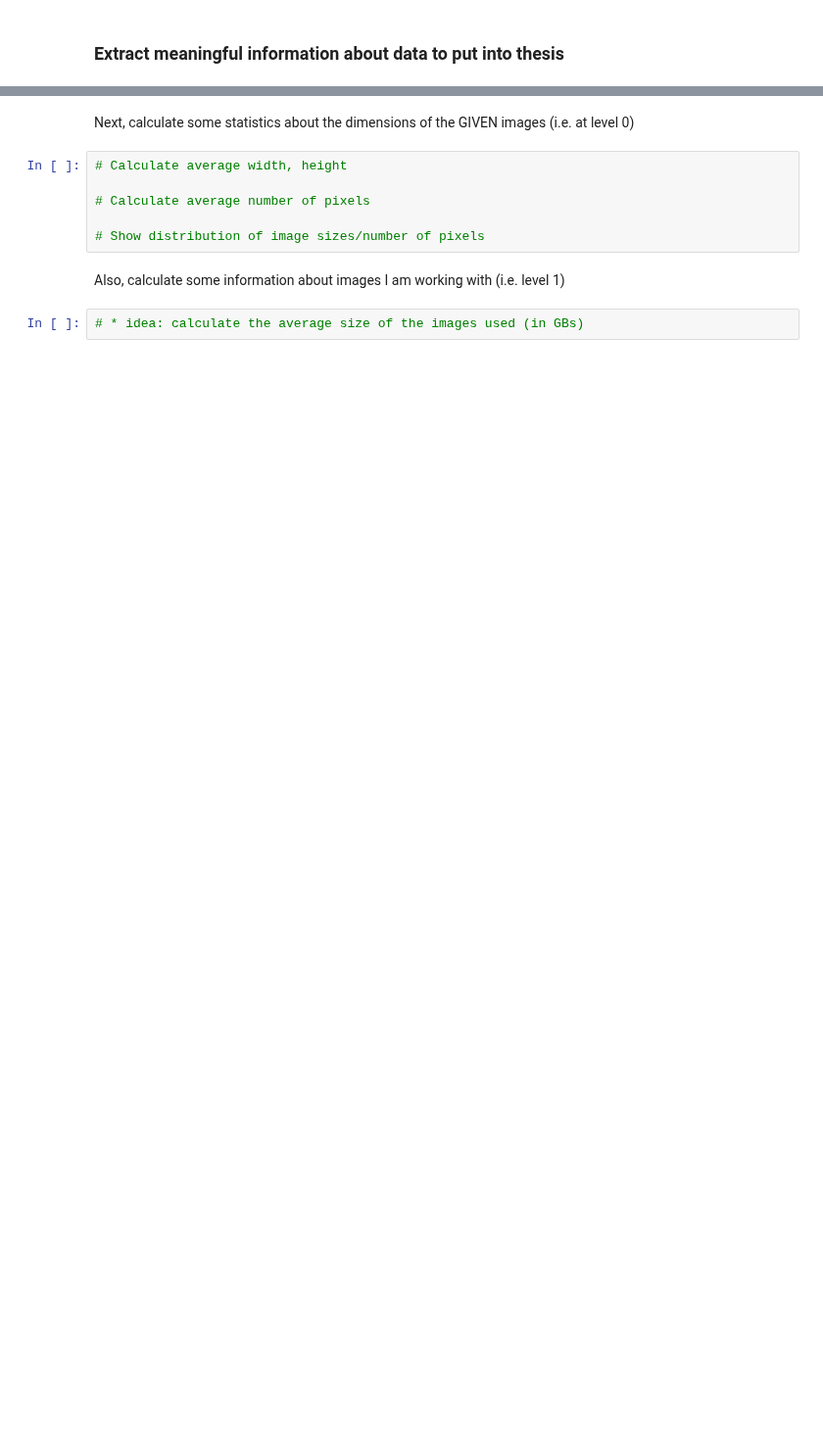
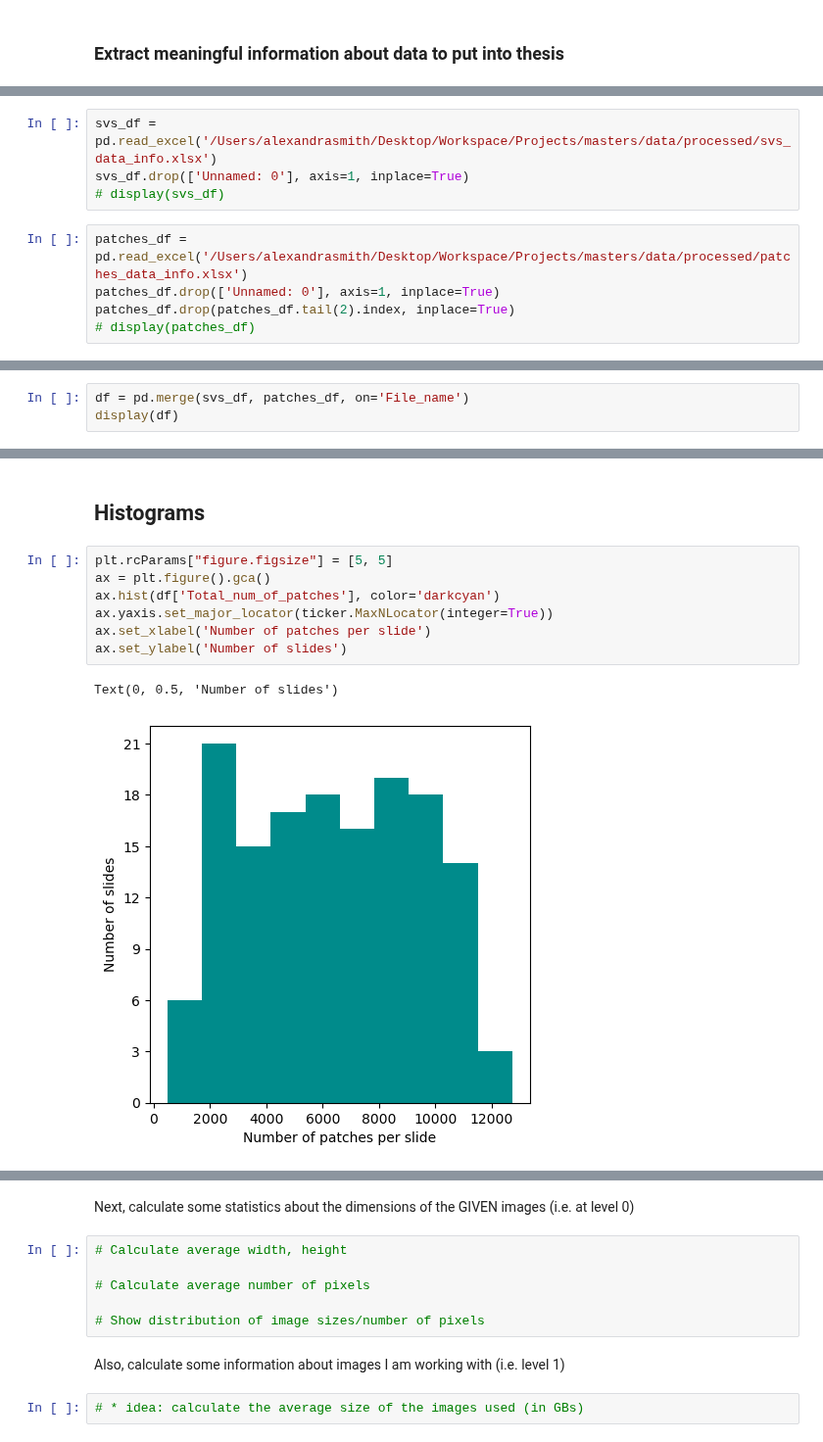
Before and after one commit to Alexandra-Smith/masters, a Jupyter notebook: notebooks/05-data-info.ipynb, the cells around one changed output, grey strips where cells are left out. Shown at 98% size. Drawn from its saved outputs; the diff is of its cells as text; blank space fills up the shorter version.

Commit message:
working on graph visuals

```diff
--- a/notebooks/05-data-info.ipynb
+++ b/notebooks/05-data-info.ipynb
@@ -30,0 +10,9 @@ df
+# %%
+svs_df = pd.read_excel('/Users/alexandrasmith/Desktop/Workspace/Projects/masters/data/processed/svs_data_info.xlsx')
+svs_df.drop(['Unnamed: 0'], axis=1, inplace=True)
+# display(svs_df)
+# %%
+patches_df = pd.read_excel('/Users/alexandrasmith/Desktop/Workspace/Projects/masters/data/processed/patches_data_info.xlsx')
+patches_df.drop(['Unnamed: 0'], axis=1, inplace=True)
+patches_df.drop(patches_df.tail(2).index, inplace=True)
+# display(patches_df)
@@ -30,0 +21,3 @@ df
+# %%
+df = pd.merge(svs_df, patches_df, on='File_name')
+display(df)
@@ -30,0 +47,12 @@ df
+# %% [markdown]
+## Histograms
+# %%
+plt.rcParams["figure.figsize"] = [5, 5]
+ax = plt.figure().gca()
+ax.hist(df['Total_num_of_patches'], color='darkcyan')
+ax.yaxis.set_major_locator(ticker.MaxNLocator(integer=True))
+ax.set_xlabel('Number of patches per slide')
+ax.set_ylabel('Number of slides')
+# %% [output]
+Text(0, 0.5, 'Number of slides')
+[figure, added]
```
Also changed, not shown: parts of 22 cells of this notebook.
